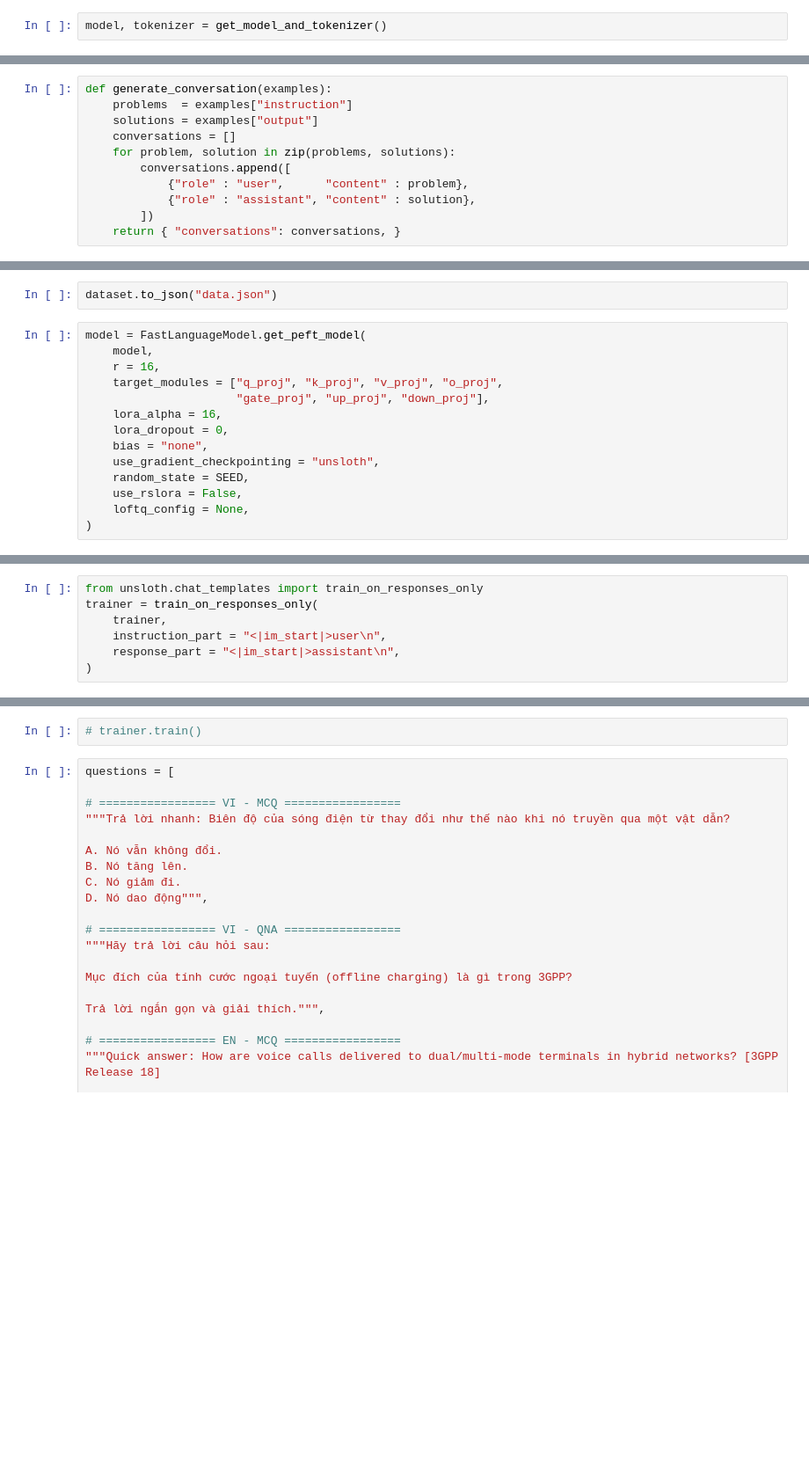
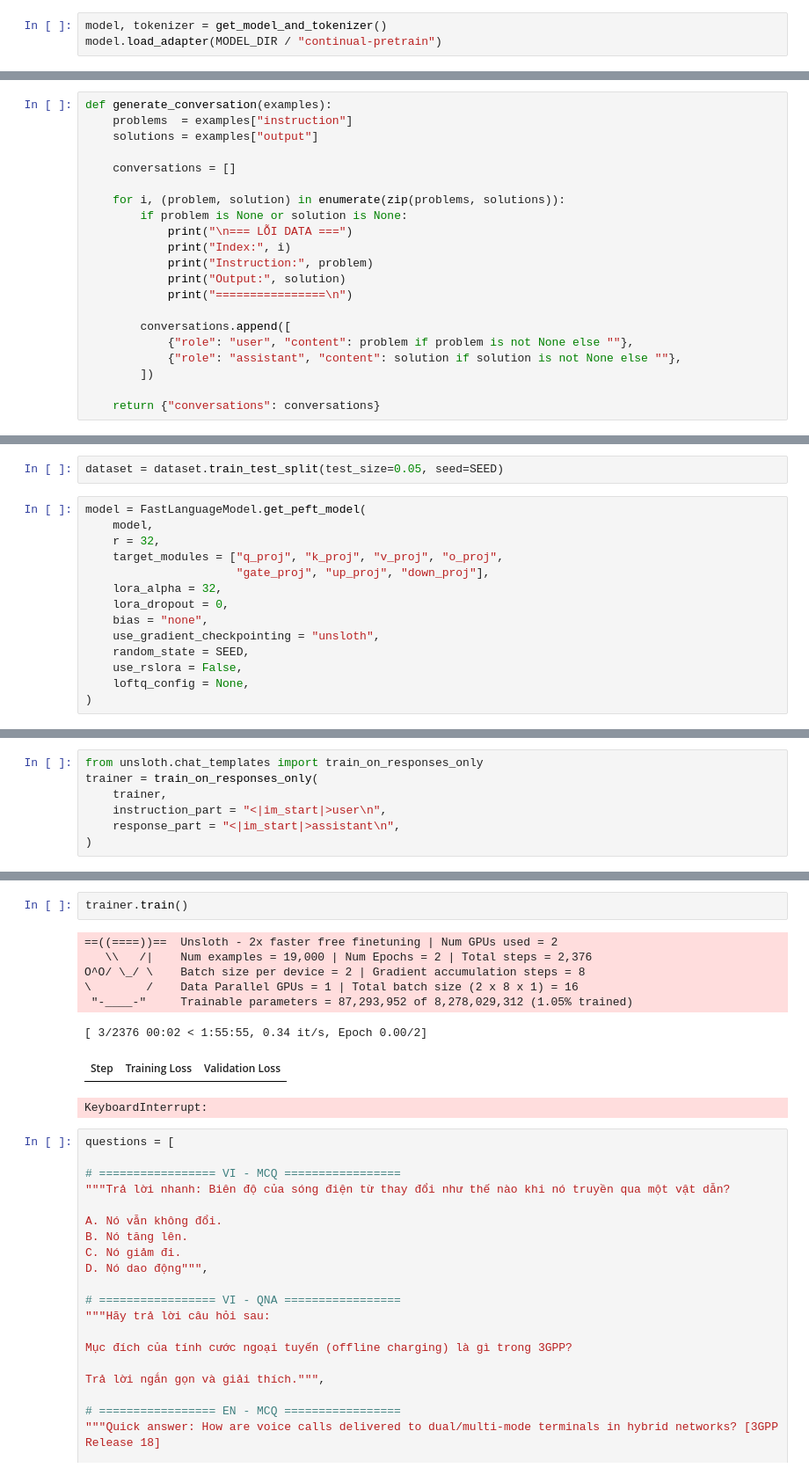
Before and after one commit to phamngocdo/AI-Agent-System-in-Telecom, a Jupyter notebook: notebooks/qwen3-sft-training.ipynb, the cells around one changed output, grey strips where cells are left out. Shown at 88% size. Cells and saved outputs as stored; diff of their text form; blank space fills up the shorter version.

```diff
--- a/notebooks/qwen3-sft-training.ipynb
+++ b/notebooks/qwen3-sft-training.ipynb
@@ -48,3 +49,4 @@ def get_model_and_tokenizer():
     return model, tokenizer
 # %%
 model, tokenizer = get_model_and_tokenizer()
+model.load_adapter(MODEL_DIR / "continual-pretrain")
@@ -62,13 +77,23 @@ dataset
 def generate_conversation(examples):
     problems  = examples["instruction"]
     solutions = examples["output"]
+
     conversations = []
-    for problem, solution in zip(problems, solutions):
+
+    for i, (problem, solution) in enumerate(zip(problems, solutions)):
+        if problem is None or solution is None:
+            print("\n=== LỖI DATA ===")
+            print("Index:", i)
+            print("Instruction:", problem)
+            print("Output:", solution)
+            print("================\n")
+
         conversations.append([
-            {"role" : "user",      "content" : problem},
-            {"role" : "assistant", "content" : solution},
+            {"role": "user", "content": problem if problem is not None else ""},
+            {"role": "assistant", "content": solution if solution is not None else ""},
         ])
-    return { "conversations": conversations, }
+
+    return {"conversations": conversations}
 # %%
 dataset = dataset.map(generate_conversation, batched=True)
 
@@ -86,14 +111,14 @@ def format_chat(batch):
 dataset = dataset.map(format_chat, batched=True)
 dataset = dataset.remove_columns(["instruction", "output", "conversations"])
 # %%
-dataset.to_json("data.json")
+dataset = dataset.train_test_split(test_size=0.05, seed=SEED)
 # %%
 model = FastLanguageModel.get_peft_model(
     model,
-    r = 16,
+    r = 32,
     target_modules = ["q_proj", "k_proj", "v_proj", "o_proj",
                       "gate_proj", "up_proj", "down_proj"],
-    lora_alpha = 16,
+    lora_alpha = 32,
     lora_dropout = 0,
     bias = "none",
     use_gradient_checkpointing = "unsloth",
@@ -184,5 +215,14 @@ tokenizer.decode([tokenizer.pad_token_id if x == -100 else x for x in trainer.tr
 # %%
-# trainer.train()
+trainer.train()
+# %% [output]
+==((====))==  Unsloth - 2x faster free finetuning | Num GPUs used = 2
+   \\   /|    Num examples = 19,000 | Num Epochs = 2 | Total steps = 2,376
+O^O/ \_/ \    Batch size per device = 2 | Gradient accumulation steps = 8
+\        /    Data Parallel GPUs = 1 | Total batch size (2 x 8 x 1) = 16
+ "-____-"     Trainable parameters = 87,293,952 of 8,278,029,312 (1.05% trained)
+[ 3/2376 00:02 < 1:55:55, 0.34 it/s, Epoch 0.00/2]
+| Step | Training Loss | Validation Loss |
+KeyboardInterrupt:
 # %%
 questions = [
 
```
Also changed, not shown: parts of 7 cells of this notebook, 7 other files.
